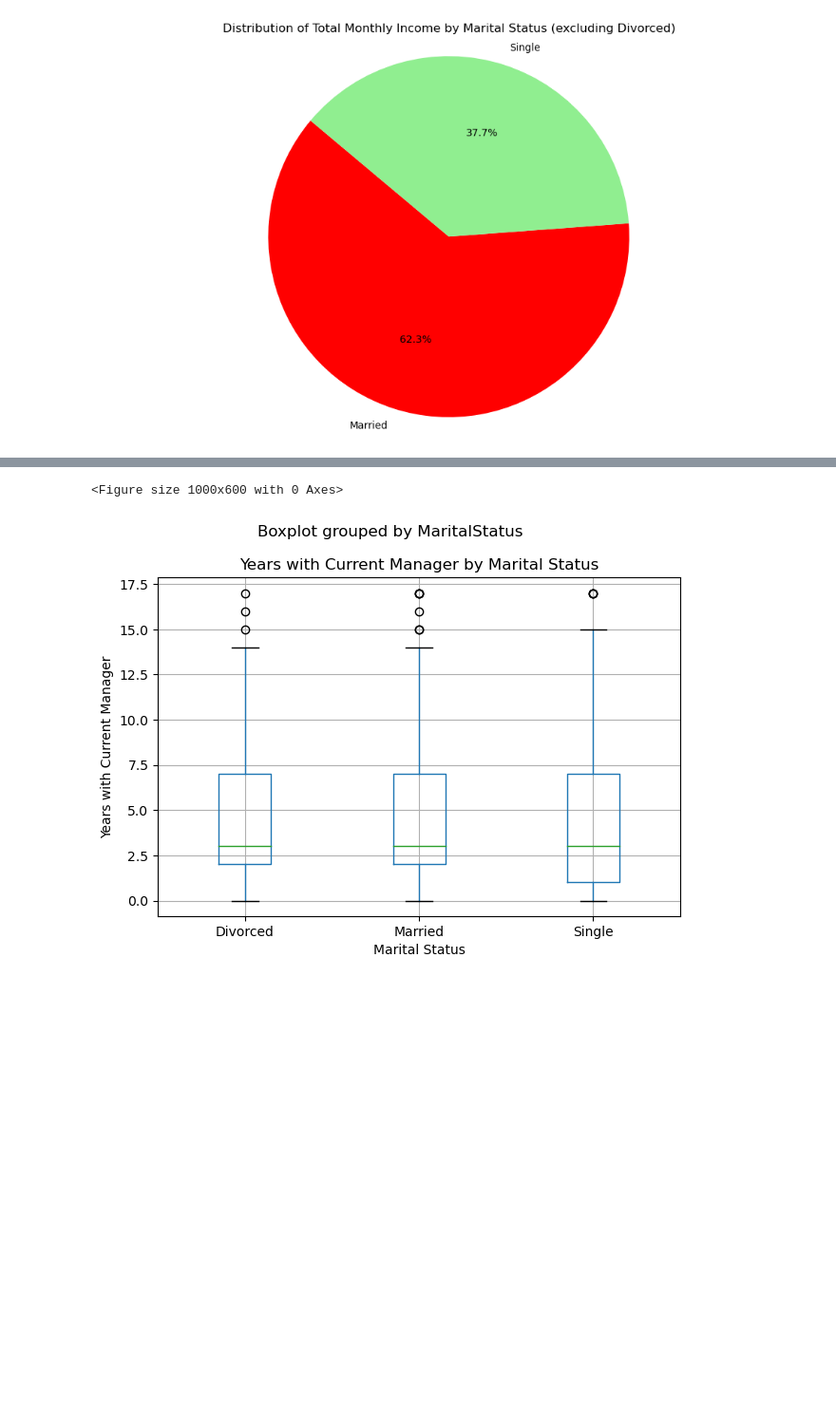
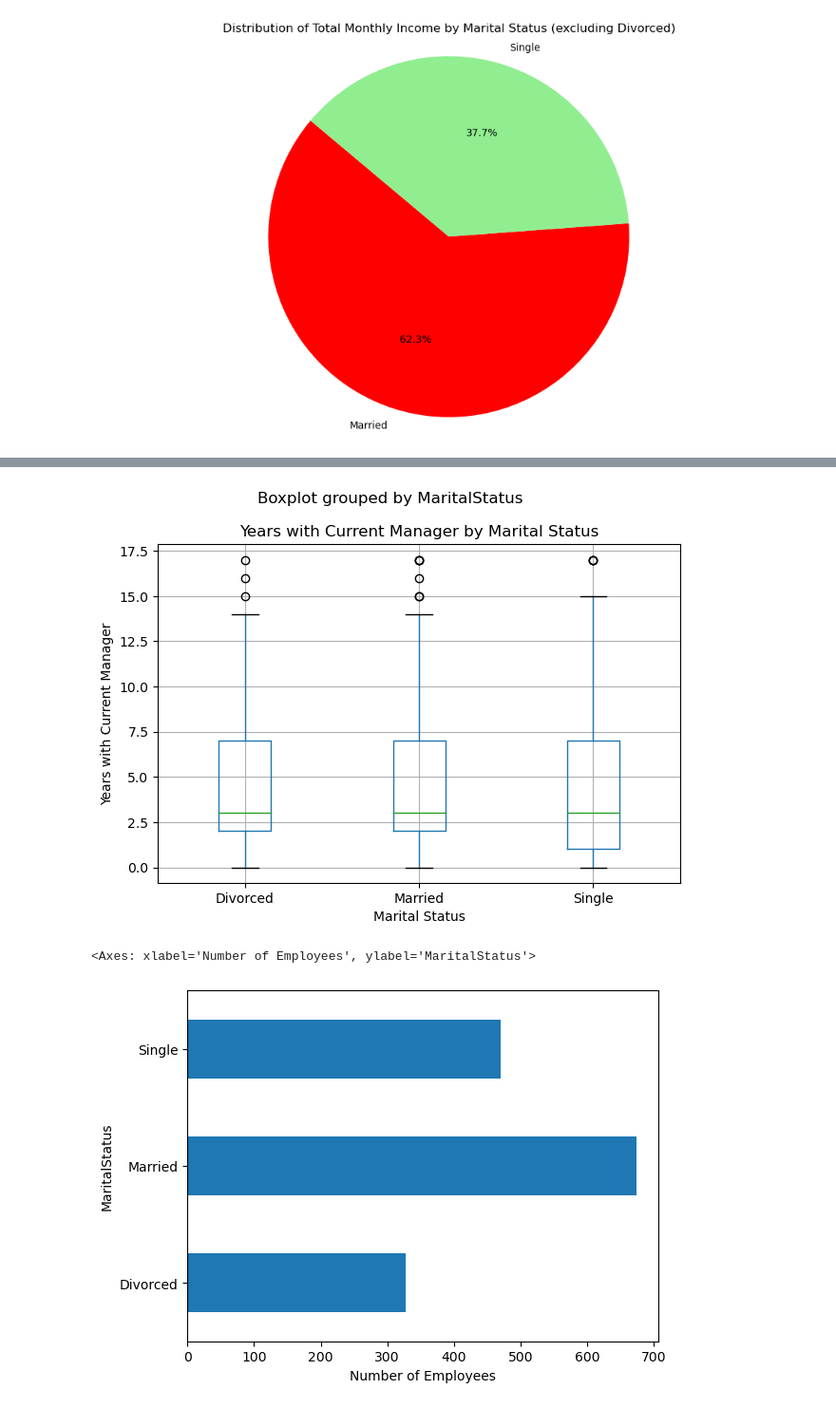
Before and after one commit to Amer4r/group-project-1, a Jupyter notebook: data_cleaning.ipynb, the cells around one changed output, grey strips where cells are left out. Shown at 95% size. Drawn from its saved outputs; the diff is of its cells as text; code cells hidden in the pictures; blank space fills up the shorter version.

```diff
--- a/data_cleaning.ipynb
+++ b/data_cleaning.ipynb
@@ -272,7 +272,7 @@ plt.show()
 [figure]
 # %%
-# Create a box plot to compare years with current manager by marital status
-plt.figure(figsize=(10, 6))
+#box plot to compare years with current manager by marital status
+
 cleaned_data.boxplot(column='YearsWithCurrManager', by='MaritalStatus')
 plt.title('Years with Current Manager by Marital Status')
 plt.xlabel('Marital Status')
@@ -281,5 +281,12 @@ plt.xticks(rotation=0)
 plt.tight_layout()
 plt.show()
 # %% [output]
-<Figure size 1000x600 with 0 Axes>
 [figure]
+# %%
+#Marital Status with Current Manager duration
+
+status_with_manager_duration = cleaned_data.groupby('MaritalStatus')['YearsWithCurrManager'].size()
+status_with_manager_duration.plot(kind='barh', xlabel='Number of Employees')
+# %% [output]
+<Axes: xlabel='Number of Employees', ylabel='MaritalStatus'>
+[figure, added]
```
Also changed, not shown: parts of 1 cell of this notebook.
